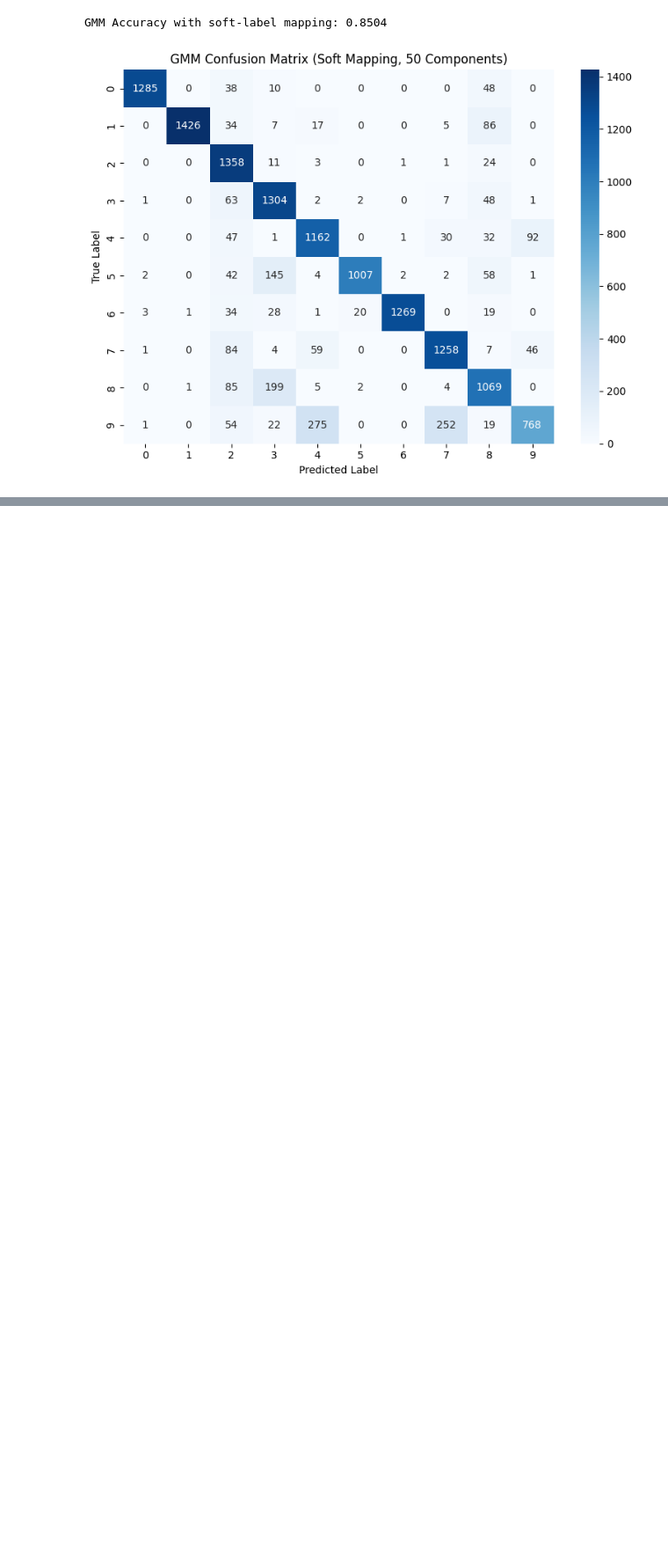
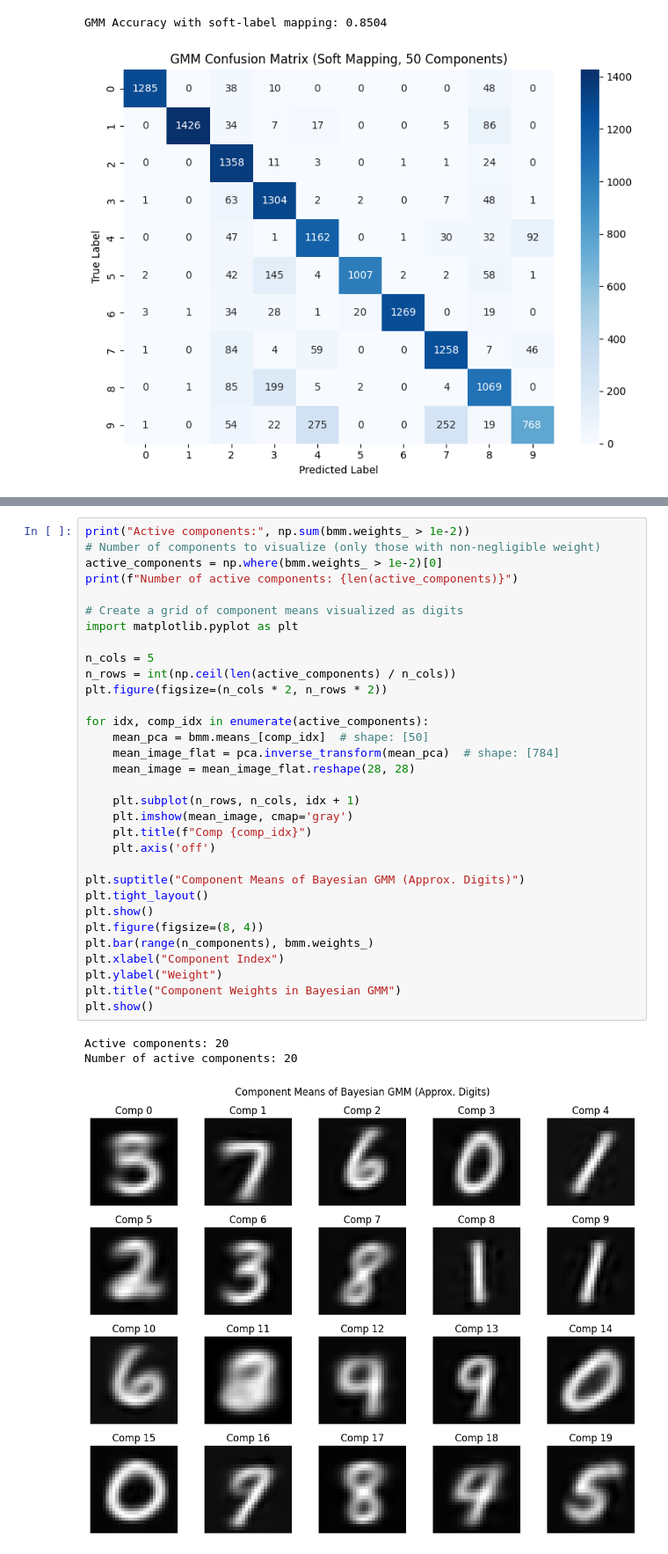
Before and after one commit to Kaushal845/GMM-MNIST, a Jupyter notebook: preprocess.ipynb, the cells around one changed output, grey strips where cells are left out. Shown at 88% size. Saved outputs shown, nothing was run; the diff lists cells and outputs as text; blank space fills up the shorter version.

```diff
--- a/preprocess.ipynb
+++ b/preprocess.ipynb
@@ -181,0 +336,36 @@ GMM Accuracy with soft-label mapping: 0.8504
+# %%
+print("Active components:", np.sum(bmm.weights_ > 1e-2))
+# Number of components to visualize (only those with non-negligible weight)
+active_components = np.where(bmm.weights_ > 1e-2)[0]
+print(f"Number of active components: {len(active_components)}")
+
+# Create a grid of component means visualized as digits
+import matplotlib.pyplot as plt
+
+n_cols = 5
+n_rows = int(np.ceil(len(active_components) / n_cols))
+plt.figure(figsize=(n_cols * 2, n_rows * 2))
+
+for idx, comp_idx in enumerate(active_components):
+    mean_pca = bmm.means_[comp_idx]  # shape: [50]
+    mean_image_flat = pca.inverse_transform(mean_pca)  # shape: [784]
+    mean_image = mean_image_flat.reshape(28, 28)
+
+    plt.subplot(n_rows, n_cols, idx + 1)
+    plt.imshow(mean_image, cmap='gray')
+    plt.title(f"Comp {comp_idx}")
+    plt.axis('off')
+
+plt.suptitle("Component Means of Bayesian GMM (Approx. Digits)")
+plt.tight_layout()
+plt.show()
+plt.figure(figsize=(8, 4))
+plt.bar(range(n_components), bmm.weights_)
+plt.xlabel("Component Index")
+plt.ylabel("Weight")
+plt.title("Component Weights in Bayesian GMM")
+plt.show()
+# %% [output]
+Active components: 20
+Number of active components: 20
+[figure, added]
```
Also changed, not shown: parts of 4 cells of this notebook, 1 other file.
